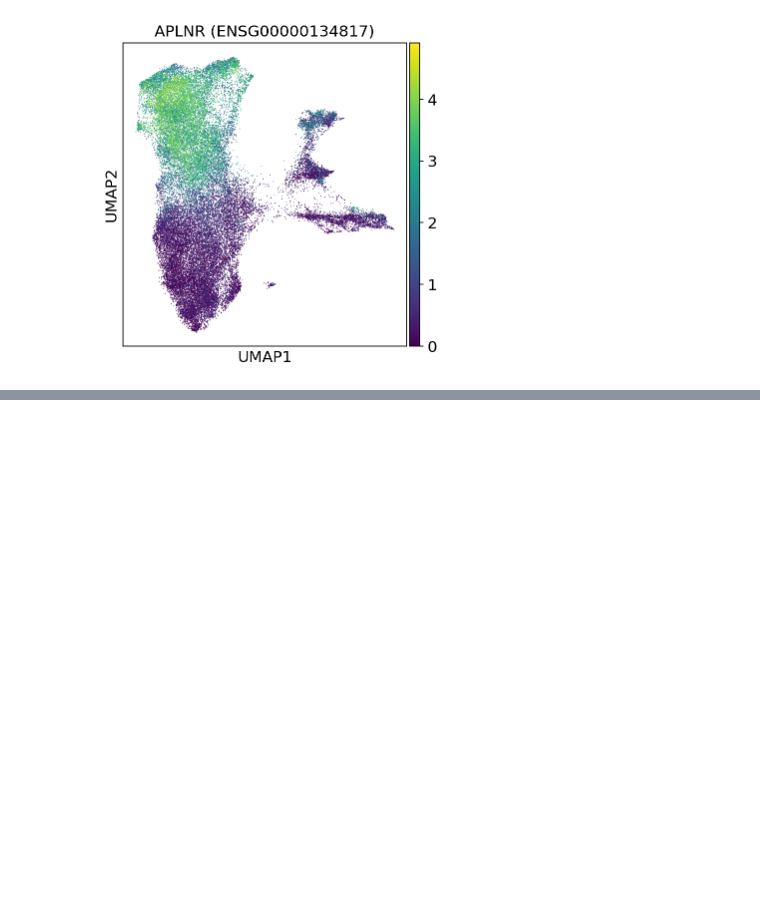
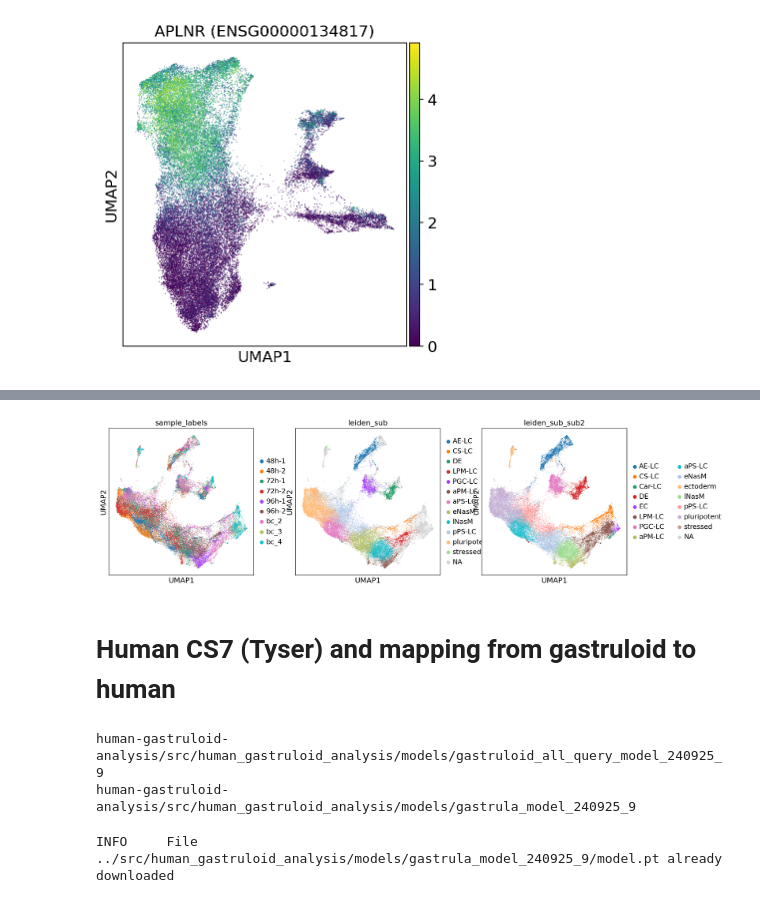
Before and after one commit to stanfish06/human-gastruloid-analysis, a Jupyter notebook: notebooks/data_tour.ipynb, the cells around one changed output, grey strips where cells are left out. Saved outputs shown, nothing was run; the diff lists cells and outputs as text; code cells hidden in the pictures; blank space fills up the shorter version.

Commit message:
finish data tour notebook

```diff
--- a/notebooks/data_tour.ipynb
+++ b/notebooks/data_tour.ipynb
@@ -174,0 +184,10 @@ sc.pl.umap(adata, color=adata.var_names[adata.var_names.str.contains("APLNR")])
+# %%
+adata = sc.read_h5ad(
+    data_subdir / "adata_timeseries_old_48-96h_new_D6-10_filtered_qc.h5ad"
+)
+meta = pd.read_csv(data_subdir / "MP_old_48-96h_new_D6-10_meta.csv", index_col=0)
+adata.obs = meta.loc[adata.obs.index]
+adata.obsm["X_umap"] = np.array(
+    adata.obs.loc[:, ["umap_new_D4-10_x", "umap_new_D4-10_y"]]
+)
+meta.head()
@@ -174,0 +201,6 @@ sc.pl.umap(adata, color=adata.var_names[adata.var_names.str.contains("APLNR")])
+# %%
+sc.pl.umap(adata, color=["sample_labels", "leiden_sub", "leiden_sub_sub2"])
+# %% [output]
+[figure, added]
+# %% [markdown]
+# Human CS7 (Tyser) and mapping from gastruloid to human
@@ -174,0 +216,18 @@ sc.pl.umap(adata, color=adata.var_names[adata.var_names.str.contains("APLNR")])
+# %%
+# load in integration model
+human_reference_model = model_dir / model_table["scvi_Tyser-human-cs7_reference"]
+gastruloid_query_model = (
+    model_dir / model_table["scvi_IH-gastruloid-d2-4-to-Tyser-human-cs7"]
+)
+print(strip_project_path(str(gastruloid_query_model.resolve())))
+print(strip_project_path(str(human_reference_model.resolve())))
+# %% [output]
+human-gastruloid-analysis/src/human_gastruloid_analysis/models/gastruloid_all_query_model_240925_9
+human-gastruloid-analysis/src/human_gastruloid_analysis/models/gastrula_model_240925_9
+# %%
+model_config = scvi.model.SCVI.load_registry(human_reference_model)
+model_input_genes = model_config["field_registries"]["X"]["state_registry"][
+    "column_names"
+]
+# %% [output]
+INFO     File ../src/human_gastruloid_analysis/models/gastrula_model_240925_9/model.pt already downloaded
```
Also changed, not shown: parts of 11 cells of this notebook, 1 other file.
